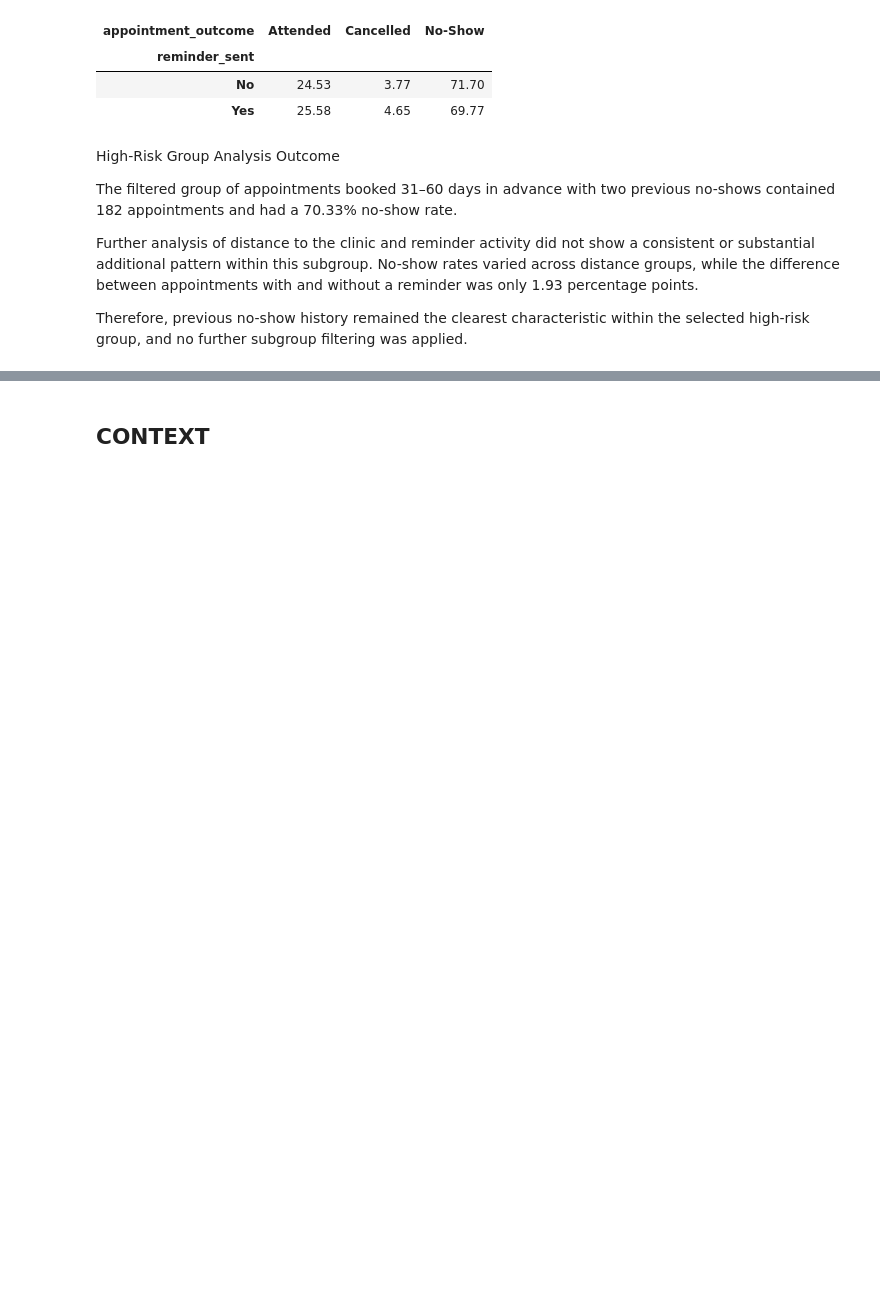
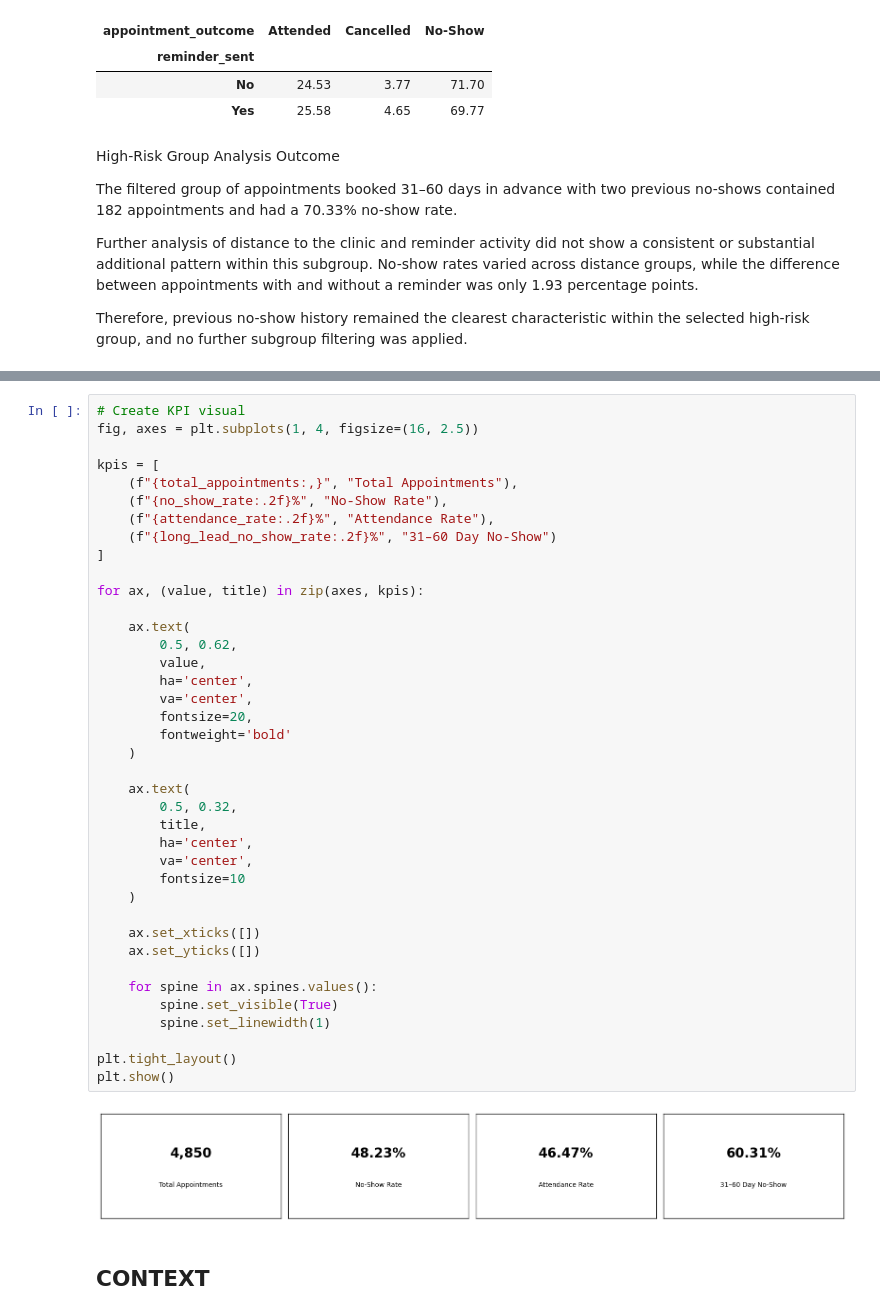
Before and after one commit to Hajarat-A/HealthConnect-Data-Quality-Appointment-Analysis, a Jupyter notebook: HealthConnect_Data_Quality_Appointment_Analysis.ipynb, the cells around one changed output, grey strips where cells are left out. Cells and saved outputs as stored; diff of their text form; blank space fills up the shorter version.

```diff
--- a/HealthConnect_Appointment_No_Show_Analysis.ipynb
+++ b/HealthConnect_Data_Quality_Appointment_Analysis.ipynb
@@ -1152,3 +1217,44 @@ Therefore, previous no-show history remained the clearest characteristic within
+# %%
+# Create KPI visual
+fig, axes = plt.subplots(1, 4, figsize=(16, 2.5))
+
+kpis = [
+    (f"{total_appointments:,}", "Total Appointments"),
+    (f"{no_show_rate:.2f}%", "No-Show Rate"),
+    (f"{attendance_rate:.2f}%", "Attendance Rate"),
+    (f"{long_lead_no_show_rate:.2f}%", "31–60 Day No-Show")
+]
+
+for ax, (value, title) in zip(axes, kpis):
+
+    ax.text(
+        0.5, 0.62,
+        value,
+        ha='center',
+        va='center',
+        fontsize=20,
+        fontweight='bold'
+    )
+
+    ax.text(
+        0.5, 0.32,
+        title,
+        ha='center',
+        va='center',
+        fontsize=10
+    )
+
+    ax.set_xticks([])
+    ax.set_yticks([])
+
+    for spine in ax.spines.values():
+        spine.set_visible(True)
+        spine.set_linewidth(1)
+
+plt.tight_layout()
+plt.show()
+# %% [output]
+[figure, added]
 # %% [markdown]
 ## CONTEXT
 # %%
```
Also changed, not shown: parts of 25 cells of this notebook, 1 other file.
